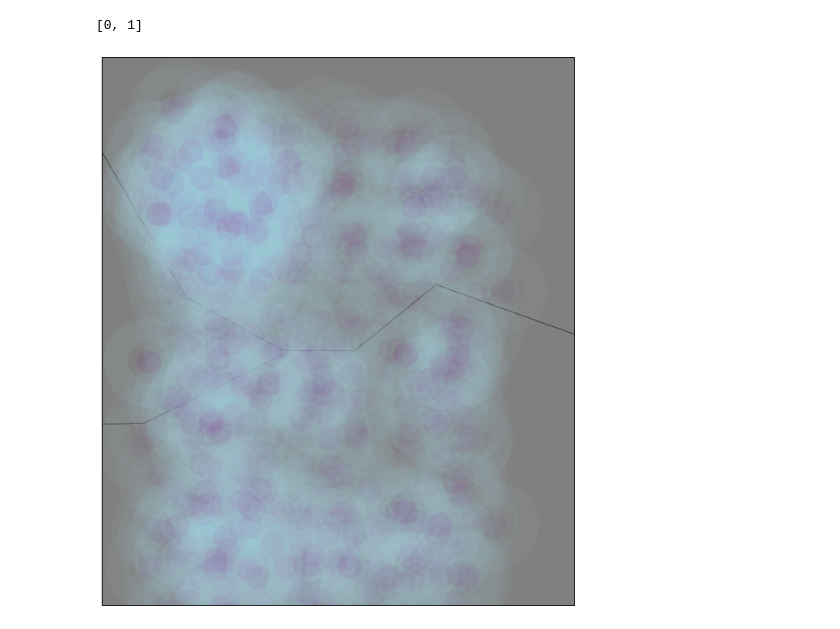
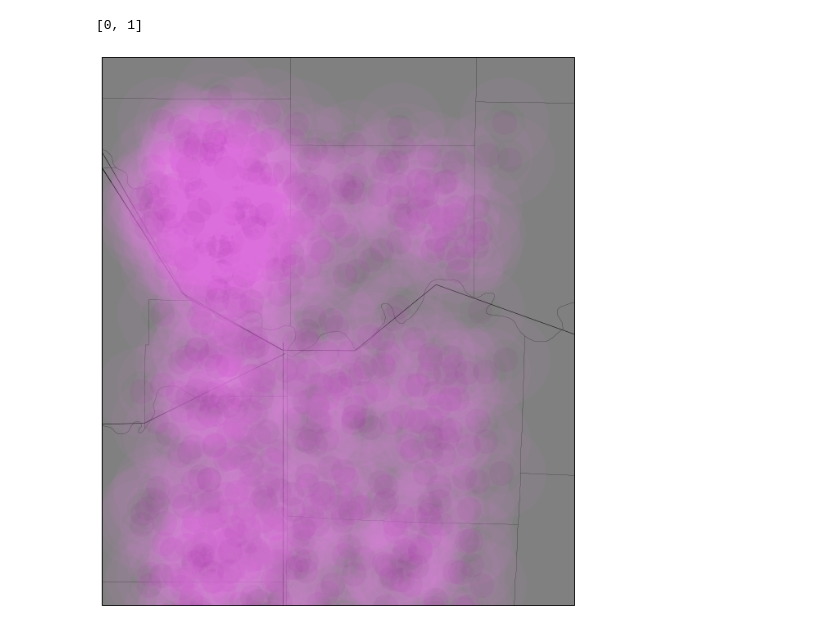
Before and after one commit to nikisix/kcData, a Jupyter notebook: 311/distributions.ipynb, the cells around one changed output. Saved outputs shown, nothing was run; the diff lists cells and outputs as text; code cells hidden in the pictures.

Commit message:
quick edit -- adding counties to graph

```diff
--- a/311/distributions.ipynb
+++ b/311/distributions.ipynb
@@ -606,34 +606,34 @@ lon_steps = np.linspace(LON_BEGIN, LON_END, N_STEPS)
 """
 
 plt.figure(figsize=(24,12))
 map = Basemap(projection='merc', lat_0=39, lon_0=-94.5,
     resolution = 'l', area_thresh = 3000.0,
     llcrnrlon=-95, llcrnrlat=38.7,
     urcrnrlon=-94, urcrnrlat=39.6)
 
-#map.drawcounties()
-#map.drawstates()
+map.drawcounties()
+map.drawstates()
 map.drawrivers()
 
 
 #TODO need to fill up these lats and lons with artificial data
 #lons = data.longitude.values
 #lats = data.latitude.values
 
 lats, lons = grid1dToLatsLonsColors(subgrid_upsampled)
 x,y = map(lons, lats)
 #x,y = map(lon_steps, lat_steps)
 
 ax = plt.axes()
 #ax.grid(True, color='#EEEEEE', linestyle='solid')
 ax.set_axis_bgcolor('grey')
 #color=plt.cm.jet(np.random.rand()),
 map.plot(x, y, 'o',
          alpha=.05,
          markerfacecolor = 'purple',
-         markeredgecolor = 'lightblue',
+         markeredgecolor = 'violet',
          markersize=30,
          markeredgewidth=80)
 plt.show()
 # %% [output]
-[figure, old version]
+[figure, new version]
```
Also changed, not shown: parts of 1 cell of this notebook.
